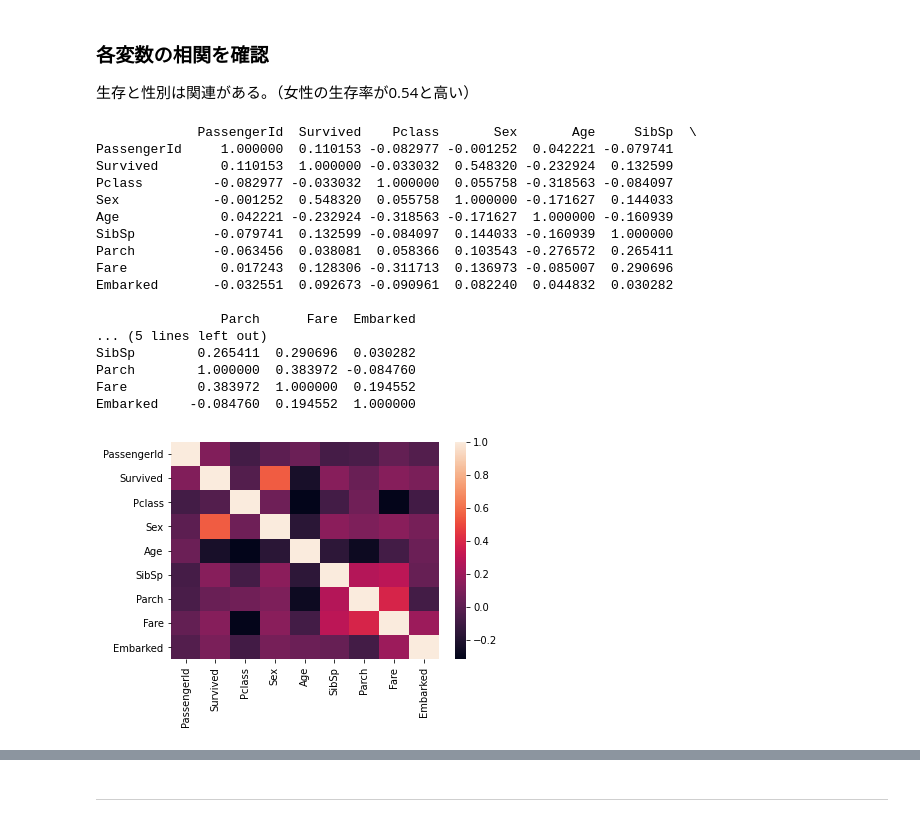
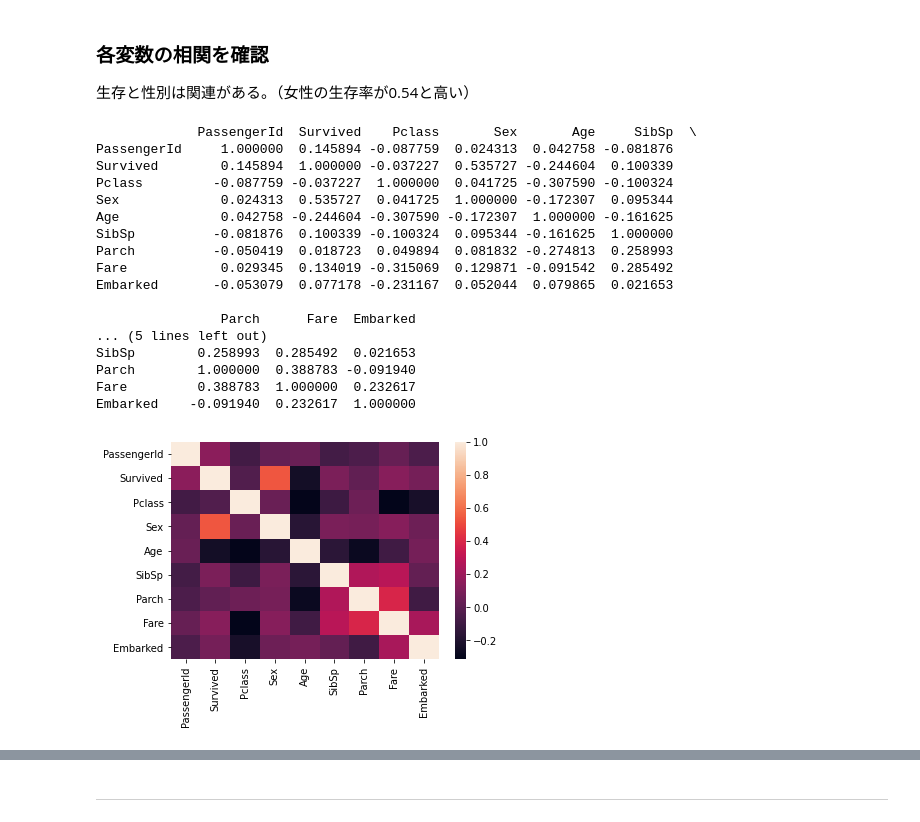
Before and after one commit to kanameg/ml4se, a Jupyter notebook: python/src/data_analysis.ipynb, the cells around one changed output, grey strips where cells are left out. Cells and saved outputs as stored; diff of their text form; code cells hidden in the pictures.

```diff
--- a/python/src/data_analysis.ipynb
+++ b/python/src/data_analysis.ipynb
@@ -77,13 +59,13 @@ dtype: float64
 # %%
 """ 性別を男性:0、女性:1に変換
 """
-#data['Sex'].fillna(('male'), inplace=True)
-data['Sex'] = data['Sex'].map({'male': 0, 'female': 1}).astype(int)
+#train['Sex'].fillna(('male'), inplace=True)
+train['Sex'] = train['Sex'].map({'male': 0, 'female': 1}).astype(int)
 
 """ 乗船地を'S','C','Q'を0,1,2に変換
 """
-data['Embarked'].fillna(('S'), inplace=True)
-data['Embarked'] = data['Embarked'].map({'S': 0, 'C': 1, 'Q': 2}).astype(int)
+train['Embarked'].fillna(('S'), inplace=True)
+train['Embarked'] = train['Embarked'].map({'S': 0, 'C': 1, 'Q': 2}).astype(int)
 # %% [markdown]
 ### 各変数の相関を確認
 
@@ -91,27 +73,27 @@ data['Embarked'] = data['Embarked'].map({'S': 0, 'C': 1, 'Q': 2}).astype(int)
 # %%
 """ 全体ヒートマップ
 """
-sns.heatmap(data.dropna().corr())
-print(data.dropna().corr())
+sns.heatmap(train.dropna().corr())
+print(train.dropna().corr())
 # %% [output]
              PassengerId  Survived    Pclass       Sex       Age     SibSp  \
-PassengerId     1.000000  0.110153 -0.082977 -0.001252  0.042221 -0.079741
-Survived        0.110153  1.000000 -0.033032  0.548320 -0.232924  0.132599
-Pclass         -0.082977 -0.033032  1.000000  0.055758 -0.318563 -0.084097
-Sex            -0.001252  0.548320  0.055758  1.000000 -0.171627  0.144033
-Age             0.042221 -0.232924 -0.318563 -0.171627  1.000000 -0.160939
-SibSp          -0.079741  0.132599 -0.084097  0.144033 -0.160939  1.000000
-Parch          -0.063456  0.038081  0.058366  0.103543 -0.276572  0.265411
-Fare            0.017243  0.128306 -0.311713  0.136973 -0.085007  0.290696
-Embarked       -0.032551  0.092673 -0.090961  0.082240  0.044832  0.030282
+PassengerId     1.000000  0.145894 -0.087759  0.024313  0.042758 -0.081876
+Survived        0.145894  1.000000 -0.037227  0.535727 -0.244604  0.100339
+Pclass         -0.087759 -0.037227  1.000000  0.041725 -0.307590 -0.100324
+Sex             0.024313  0.535727  0.041725  1.000000 -0.172307  0.095344
+Age             0.042758 -0.244604 -0.307590 -0.172307  1.000000 -0.161625
+SibSp          -0.081876  0.100339 -0.100324  0.095344 -0.161625  1.000000
+Parch          -0.050419  0.018723  0.049894  0.081832 -0.274813  0.258993
+Fare            0.029345  0.134019 -0.315069  0.129871 -0.091542  0.285492
+Embarked       -0.053079  0.077178 -0.231167  0.052044  0.079865  0.021653
 
                 Parch      Fare  Embarked
 ... (5 lines left out)
-SibSp        0.265411  0.290696  0.030282
-Parch        1.000000  0.383972 -0.084760
-Fare         0.383972  1.000000  0.194552
-Embarked    -0.084760  0.194552  1.000000
+SibSp        0.258993  0.285492  0.021653
+Parch        1.000000  0.388783 -0.091940
+Fare         0.388783  1.000000  0.232617
+Embarked    -0.091940  0.232617  1.000000
-[figure, old version]
+[figure, new version]
 # %%
 """ 女性のヒートマップ
 """
```
Also changed, not shown: parts of 32 cells of this notebook.
